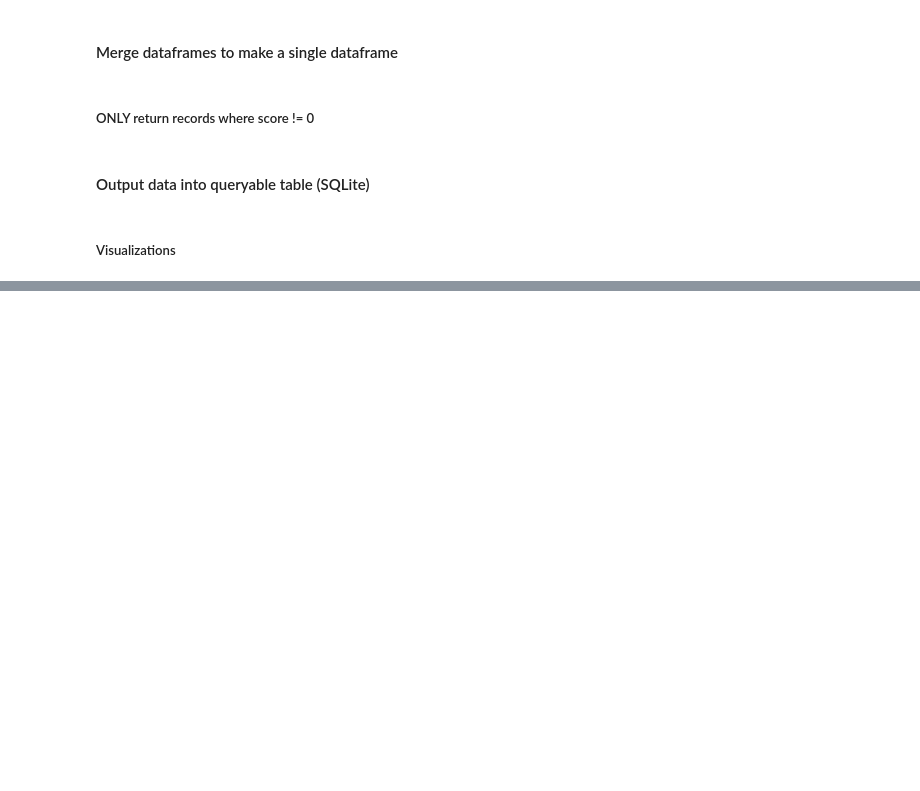
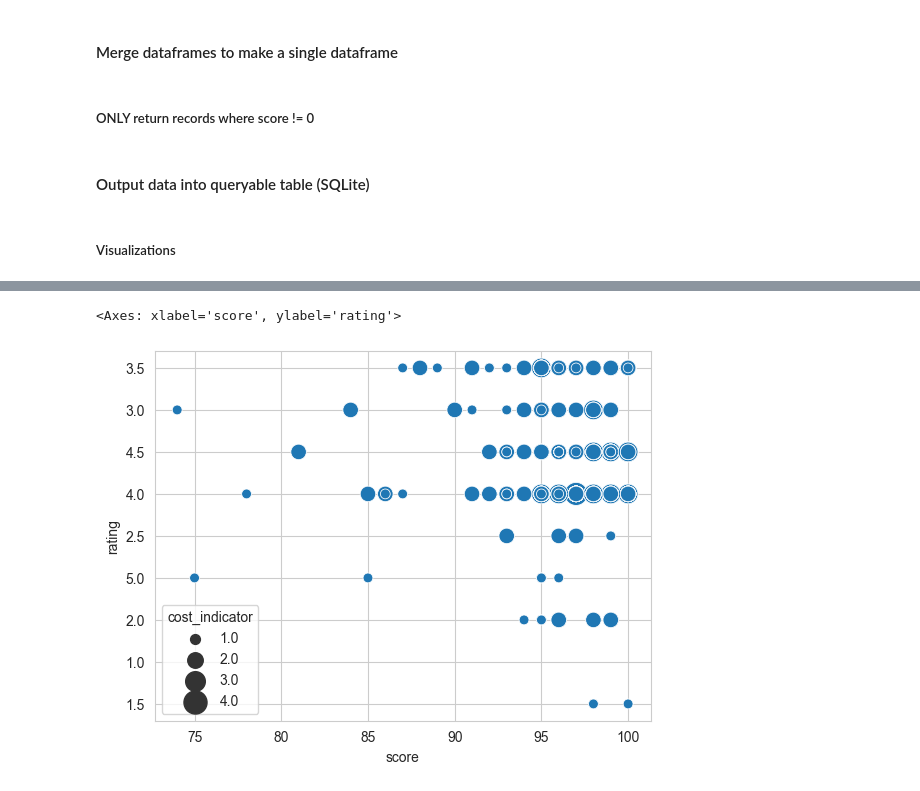
Before and after one commit to mary-vo/inspection, a Jupyter notebook: analysis.ipynb, the cells around one changed output, grey strips where cells are left out. Saved outputs shown, nothing was run; the diff lists cells and outputs as text; code cells hidden in the pictures; blank space fills up the shorter version.

```diff
--- a/analysis.ipynb
+++ b/analysis.ipynb
@@ -133,0 +129,13 @@ sns.scatterplot(x='score', y='price_num',
+# %%
+pd.set_option('display.max_rows', None)
+
+scatterplot_df = merged_df_masked.copy()
+scatterplot_df['rating'] = scatterplot_df['rating'].astype(str)
+# scatterplot_df.info()
+sns.scatterplot(x='score', y='rating',
+                size='cost_indicator',
+                sizes=[50,125,200,275],
+                data=scatterplot_df)
+# %% [output]
+<Axes: xlabel='score', ylabel='rating'>
+[figure, added]
```
Also changed, not shown: parts of 10 cells of this notebook, 3 other files.
